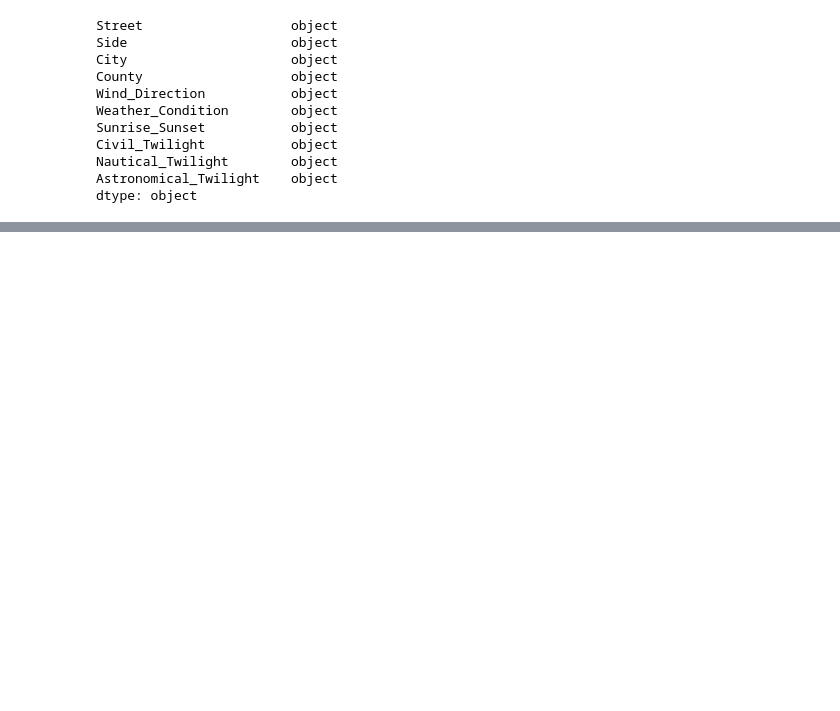
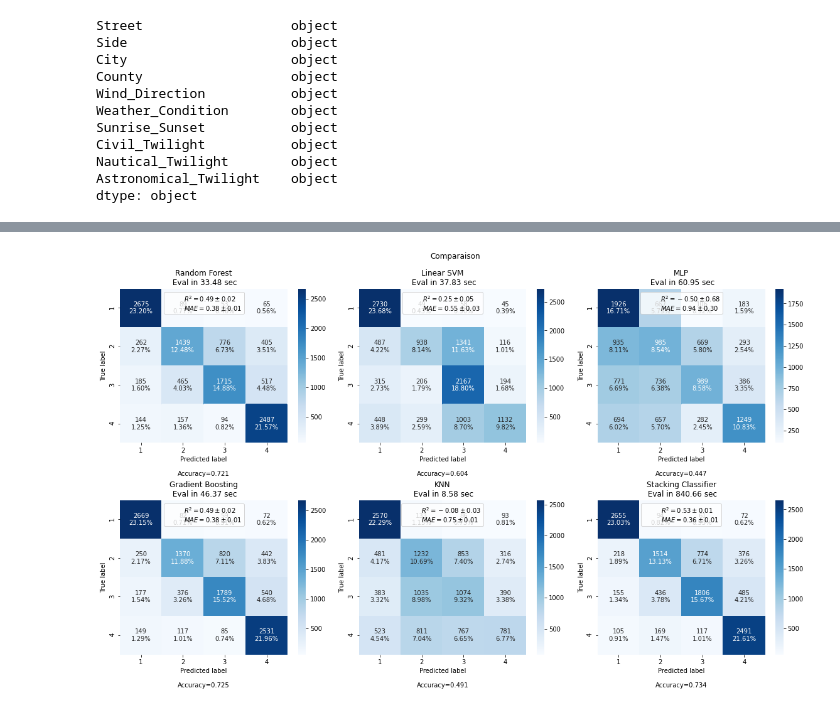
Before and after one commit to imadjamil/coursera_capstone, a Jupyter notebook: coursera_capstone.ipynb, the cells around one changed output, grey strips where cells are left out. Drawn from its saved outputs; the diff is of its cells as text; code cells hidden in the pictures; blank space fills up the shorter version.

Commit message:
Acceptable results

```diff
--- a/coursera_capstone.ipynb
+++ b/coursera_capstone.ipynb
@@ -193,11 +197,9 @@ with open(r'/content/drive/My Drive/colab/training/coursera/9_Capstone/data/clea
 # %%
 with open(r'/content/drive/My Drive/colab/training/coursera/9_Capstone/data/clean.pickle','rb') as f:
   df = pickle.load(f)
-# %%
-df = df.sample(frac=0.15)
-print(df.shape)
-print(df.info())
 # %%
+df = df.sample(frac=0.1)
+
 target='Severity'
 features=['Start_Lat', 'Start_Lng', 'Distance(mi)', 'Side', 'Temperature(F)', 'Humidity(%)', 'Pressure(in)', \
           'Visibility(mi)', 'Wind_Direction', 'Sunrise_Sunset', 'Civil_Twilight', 'Weather_Condition', \
@@ -206,5 +208,8 @@ features=['Start_Lat', 'Start_Lng', 'Distance(mi)', 'Side', 'Temperature(F)', 'H
 
 df=df[features+[target]]
 
-df.info()
+
+#print(df.info())
+
+print(df[target].value_counts())
 # %% [output]
@@ -348,0 +707,73 @@ Feature ranking:
+# %%
+import time
+import matplotlib.pyplot as plt
+from sklearn.model_selection import cross_validate, cross_val_predict
+from sklearn.metrics import confusion_matrix
+
+
+
+results_list = []
+plot_reg = False
+plot_cf = True
+
+categories = ['1', '2', '3', '4']
+
+if plot_reg:
+  fig, axs = plt.subplots(2, 2, figsize=(9, 7))
+elif plot_cf:
+  fig, axs = plt.subplots(2, 3, figsize=(16, 10))
+  axs = np.ravel(axs)
+
+
+
+for ax, (name, est) in zip(axs, estimators + [('Stacking Classifier',
+                                               stacking_classifier)]):
+#for ax, (name, est) in zip(axs, estimators):
+
+    start_time = time.time()
+
+    score = cross_validate(est, X, y,
+                           scoring=['r2', 'neg_mean_absolute_error'],
+                           n_jobs=-1, verbose=0)
+
+    score_str = (r'$R^2={:.2f} \pm {:.2f}$' + '\n' \
+                 + r'$MAE={:.2f} \pm {:.2f}$'
+                 ).format(np.mean(score['test_r2']),
+                  np.std(score['test_r2']),
+                  -np.mean(score['test_neg_mean_absolute_error']),
+                  np.std(score['test_neg_mean_absolute_error']))
+
+    elapsed_time = time.time() - start_time
+
+    y_pred = cross_val_predict(est, X, y, n_jobs=-1, verbose=0)
+
+    cf_matrix = confusion_matrix(y, y_pred)
+
+    results_list.append(cf_matrix)
+
+    if plot_cf:
+      make_confusion_matrix(cf_matrix,
+                            title=name,
+                            categories=categories,
+                            score_str=score_str,
+                            elapsed_time=elapsed_time,
+                            ax=ax)
+      #sns.heatmap(cf_matrix/np.sum(cf_matrix),
+                  #annot=True,
+                  #fmt='.2%',
+                  #cmap='Blues',
+                  #ax=ax)
+
+    if plot_reg:
+      plot_regression_results(
+          ax, y, y_pred,
+          name,
+          score_str,
+          elapsed_time)
+
+plt.suptitle('Comparaison')
+plt.tight_layout()
+plt.subplots_adjust(top=0.9)
+plt.show()
+# %% [output]
+[figure, added]
```
Also changed, not shown: parts of 32 cells of this notebook.
